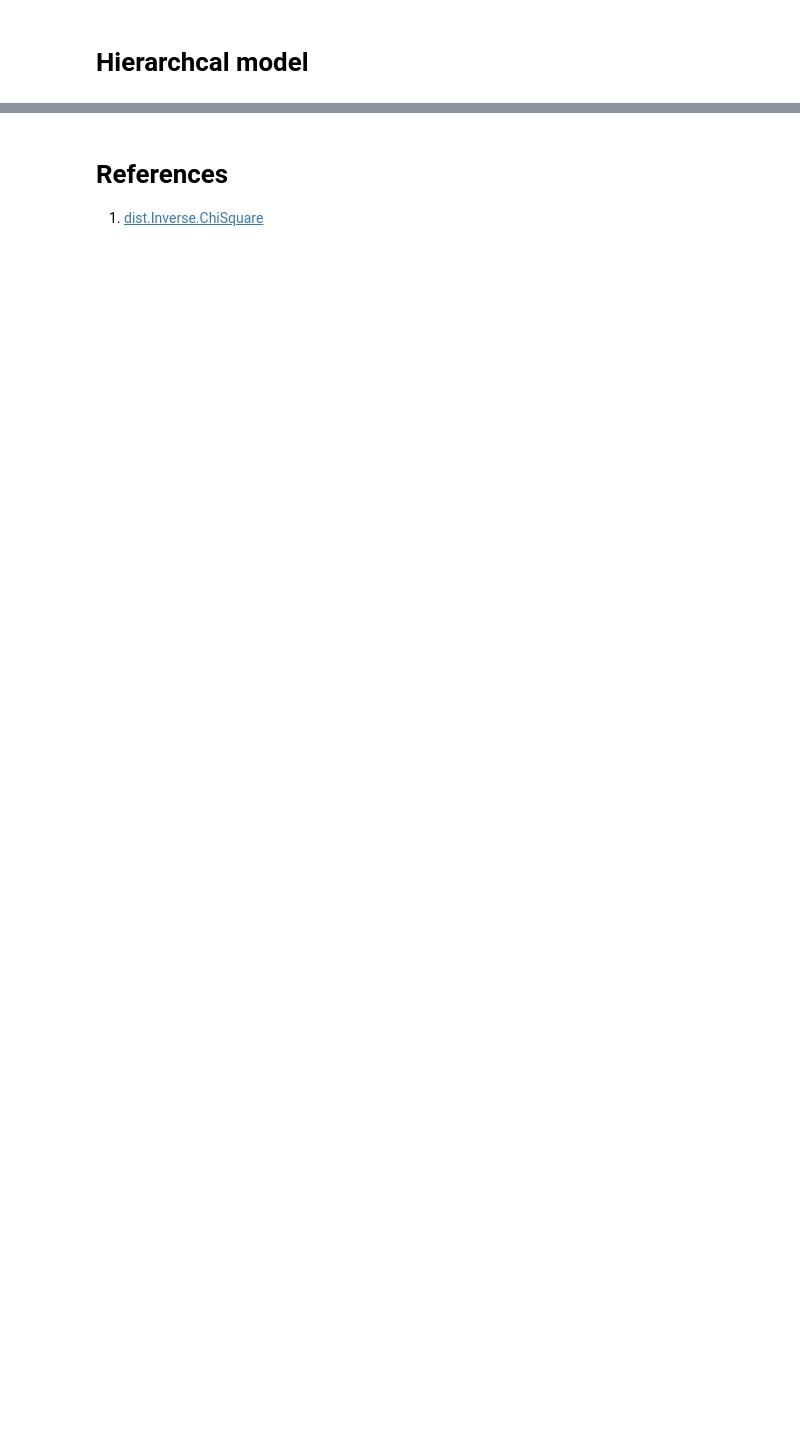
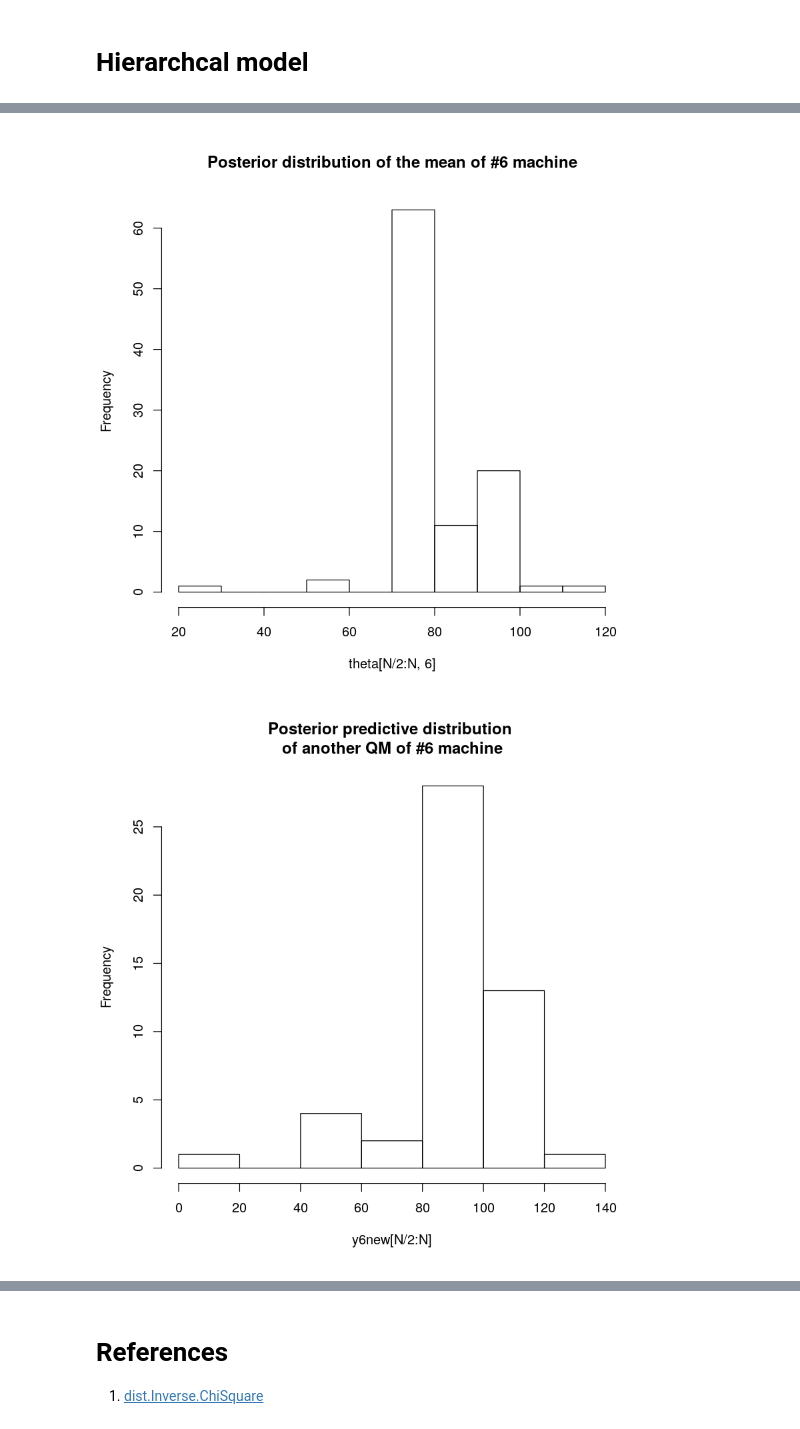
Before and after one commit to ccybnumath/ccybnumath.github.io, a Jupyter notebook: posts/ex11_3.ipynb, the cells around one changed output, grey strips where cells are left out. Saved outputs shown, nothing was run; the diff lists cells and outputs as text; code cells hidden in the pictures; blank space fills up the shorter version.

```diff
--- a/posts/ex11_3.ipynb
+++ b/posts/ex11_3.ipynb
@@ -99,0 +99,43 @@ hist(theta7[N/2:N],main = "Posterior distribution of the mean of #7 machine")
+# %%
+library(LaplacesDemon)
+y <- matrix(c(83,92,92,46,67,117,109,114,104,87,101,93,92,86,67,105
+              ,119,116,102,116,79,97,103,79,92,57,92,104,77,100),nrow = 5)
+
+J <- 6
+nj <- rep(5,J)
+burnin <- 100
+N <- 100
+chain <- 5
+theta <- matrix(rep(NA,(burnin+N)*6),ncol = 6)
+sigmaSquare <- matrix(rep(NA,(burnin+N)*6),ncol = 6)
+
+# initial value for theta
+theta <- matrix(rep(NA,(N+burnin)*6),ncol = 6)
+for(j in 1:J){
+  theta[1,j] <- sample(y[,j],1)
+}
+
+
+for(i in 2:(burnin + N)){
+    # update sigmaSquare
+    for(j in 1:J){
+        sigmaSquare.hat <- 1/(nj[j]-1)*sum((y[,j]-theta[i-1,j])^2)
+        sigmaSquare[i,j] <-rinvchisq(1,nj[j]-1,sigmaSquare.hat)
+    }
+
+    # update theta
+    for(j in 1:J){
+        theta[i,j] <- rnorm(1,mean(y[,j]),sqrt(sigmaSquare[i,j]/nj[j]))
+    }
+    # sample y6new, and y7new
+    y6new[i] <- rnorm(1,theta[i,6],sqrt(sigmaSquare[i,6]))
+
+}
+
+hist(theta[N/2:N,6],main = "Posterior distribution of the mean of #6 machine")
+
+hist(y6new[N/2:N],main = "Posterior predictive distribution
+of another QM of #6 machine")
+# %% [output]
+[figure, added]
+[figure, added]
```
Also changed, not shown: parts of 5 cells of this notebook.
